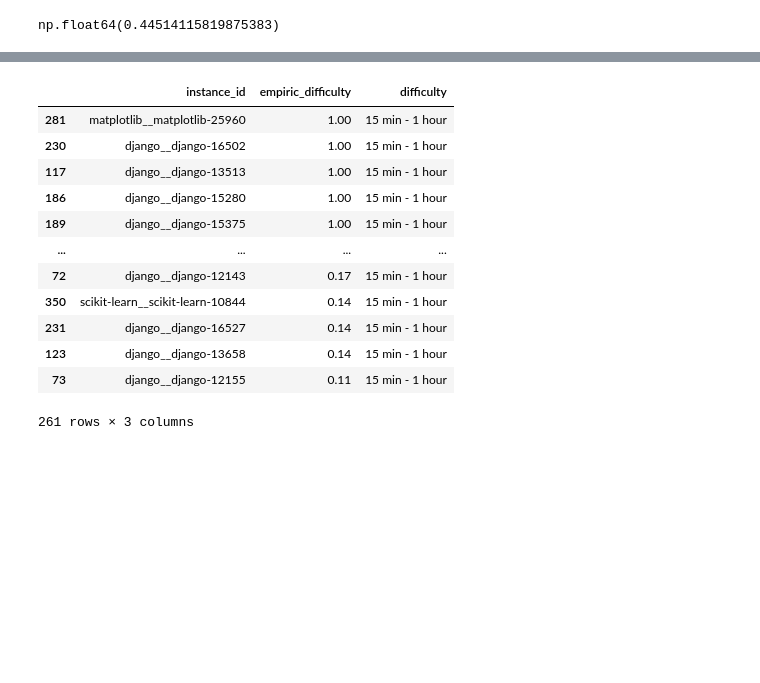
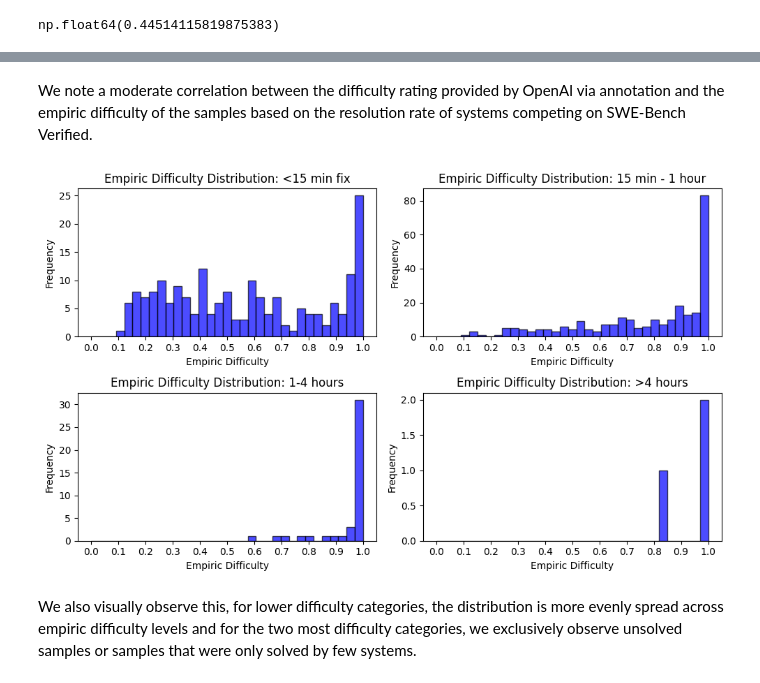
Before and after one commit to Liqs-v2/auto-code-rover, a Jupyter notebook: split_dataset.ipynb, the cells around one changed output, grey strips where cells are left out. Saved outputs shown, nothing was run; the diff lists cells and outputs as text; code cells hidden in the pictures; blank space fills up the shorter version.

Commit message:
ADD: Correlation difficulty and empiric_difficulty
Also added visualizations for this matter.

```diff
--- a/split_dataset.ipynb
+++ b/split_dataset.ipynb
@@ -368,7 +368,3 @@ swe_bench_verified['difficulty_encoded'] = swe_bench_verified['difficulty'].map(
 swe_bench_verified['empiric_difficulty'].corr(swe_bench_verified['difficulty_encoded'])
 # %% [output]
 np.float64(0.44514115819875383)
-# %%
-ax = swe_bench_verified[swe_bench_verified['difficulty_encoded'] == 0]['empiric_difficulty'].hist()
-ax.set_xticks(np.arange(0, 1.1, 0.1))
-plt.show()
@@ -377,4 +370,0 @@ plt.show()
-# %%
-ax = swe_bench_verified[swe_bench_verified['difficulty_encoded'] == 1]['empiric_difficulty'].hist()
-ax.set_xticks(np.arange(0, 1.1, 0.1))
-plt.show()
@@ -383,4 +370,0 @@ plt.show()
-# %%
-ax = swe_bench_verified[swe_bench_verified['difficulty_encoded'] == 2]['empiric_difficulty'].hist()
-ax.set_xticks(np.arange(0, 1.1, 0.1))
-plt.show()
@@ -389,4 +370,0 @@ plt.show()
-# %%
-ax = swe_bench_verified[swe_bench_verified['difficulty_encoded'] == 3]['empiric_difficulty'].hist()
-ax.set_xticks(np.arange(0, 1.1, 0.1))
-plt.show()
@@ -397,16 +371,29 @@ plt.show()
-# %%
-swe_bench_verified[swe_bench_verified['difficulty_encoded'] == 1].sort_values(by=['empiric_difficulty'], ascending=False)[['instance_id','empiric_difficulty', 'difficulty']]
-# %% [output]
-|  | instance_id | empiric_difficulty | difficulty |
-| 281 | matplotlib__matplotlib-25960 | 1.00 | 15 min - 1 hour |
-| 230 | django__django-16502 | 1.00 | 15 min - 1 hour |
-| 117 | django__django-13513 | 1.00 | 15 min - 1 hour |
-| 186 | django__django-15280 | 1.00 | 15 min - 1 hour |
-| 189 | django__django-15375 | 1.00 | 15 min - 1 hour |
-| ... | ... | ... | ... |
-| 72 | django__django-12143 | 0.17 | 15 min - 1 hour |
-| 350 | scikit-learn__scikit-learn-10844 | 0.14 | 15 min - 1 hour |
-| 231 | django__django-16527 | 0.14 | 15 min - 1 hour |
-| 123 | django__django-13658 | 0.14 | 15 min - 1 hour |
-| 73 | django__django-12155 | 0.11 | 15 min - 1 hour |
-261 rows × 3 columns
+# %% [markdown]
+We note a moderate correlation between the difficulty rating provided by OpenAI via annotation and the empiric difficulty of the samples based on the resolution rate of systems competing on SWE-Bench Verified.
+# %%
+# Mapping the difficulty levels to numerics
+if 'difficulty_encoded' not in swe_bench_verified.columns:
+    swe_bench_verified['difficulty_encoded'] = swe_bench_verified['difficulty'].map(mapping)
+
+# Create subplots
+fig, axes = plt.subplots(nrows=2, ncols=2, figsize=(10, 6))
+
+# Titles for the subplots
+titles = ['<15 min fix', '15 min - 1 hour', '1-4 hours', '>4 hours']
+
+# Loop through each difficulty level and plot histogram
+for idx, ax in enumerate(axes.flat):
+    difficulty_level = titles[idx]
+    data = swe_bench_verified[swe_bench_verified['difficulty_encoded'] == idx]['empiric_difficulty']
+    ax.hist(data, bins=len(swe_bench_verified.empiric_difficulty.unique()), alpha=0.7, color='blue', edgecolor='black', range=[0,1])
+    ax.set_xticks(np.arange(0, 1.1, 0.1))
+    ax.set_title(f'Empiric Difficulty Distribution: {difficulty_level}')
+    ax.set_xlabel('Empiric Difficulty')
+    ax.set_ylabel('Frequency')
+
+plt.tight_layout()
+plt.savefig('report_resources/empiric_difficulty_distribution.pdf')
+# %% [output]
+[figure, added]
+# %% [markdown]
+We also visually observe this, for lower difficulty categories, the distribution is more evenly spread across empiric difficulty levels and for the two most difficulty categories, we exclusively observe unsolved samples or samples that were only solved by few systems.
```
Also changed, not shown: parts of 5 cells of this notebook.
